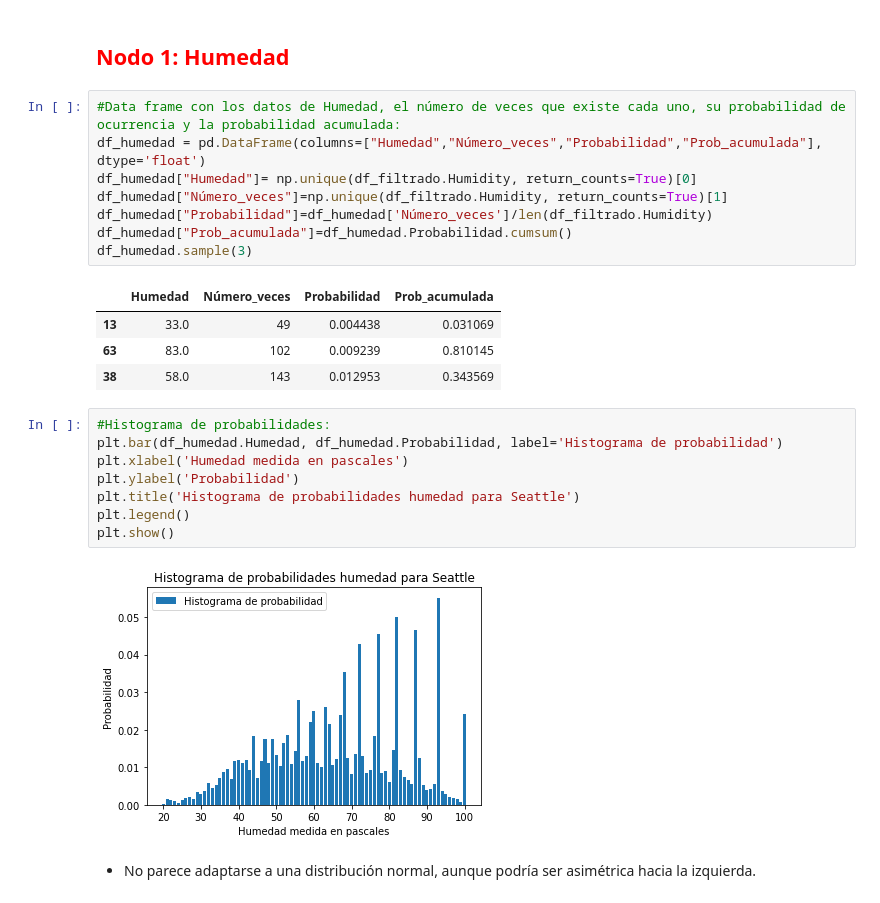
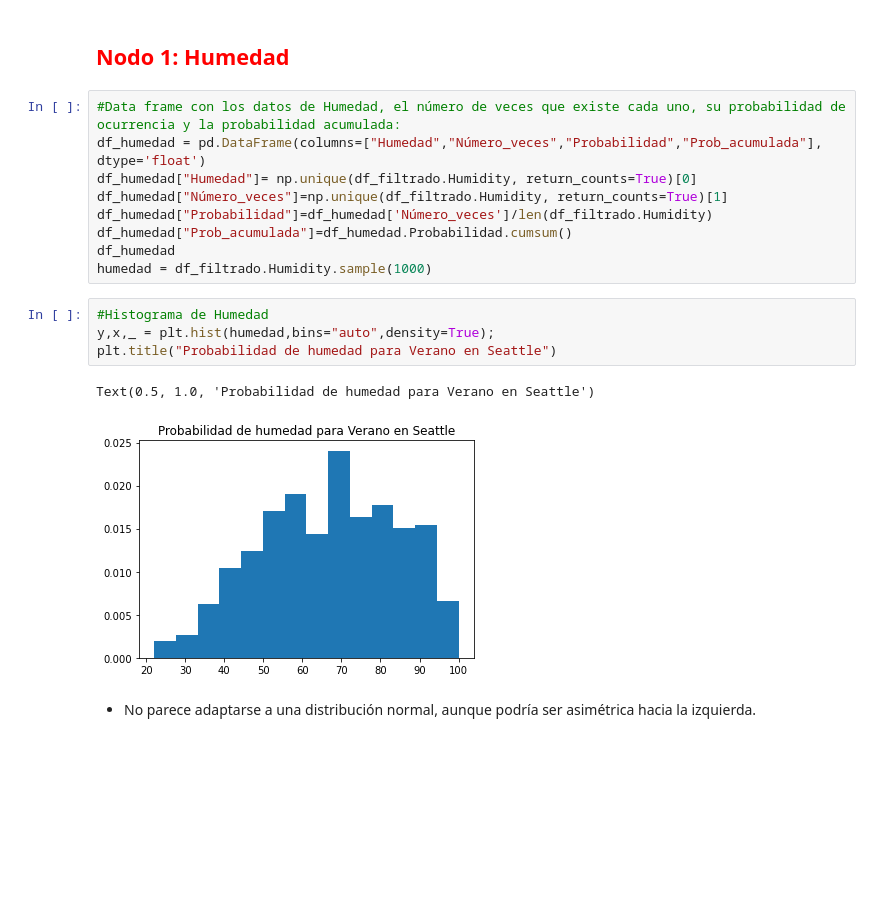
Before and after one commit to PintorOD1997/ProyectoConjunto_LandaverdeI_PintorD, a Jupyter notebook: ProyectoModulo1_OchoaD_MercadoI.ipynb, the cells around one changed output. Cells and saved outputs as stored; diff of their text form; blank space fills up the shorter version.

```diff
--- a/ProyectoModulo1_OchoaD_MercadoI.ipynb
+++ b/ProyectoModulo1_OchoaD_MercadoI.ipynb
@@ -674,22 +697,15 @@ df_humedad["Humedad"]= np.unique(df_filtrado.Humidity, return_counts=True)[0]
 df_humedad["Número_veces"]=np.unique(df_filtrado.Humidity, return_counts=True)[1]
 df_humedad["Probabilidad"]=df_humedad['Número_veces']/len(df_filtrado.Humidity)
 df_humedad["Prob_acumulada"]=df_humedad.Probabilidad.cumsum()
-df_humedad.sample(3)
+df_humedad
+humedad = df_filtrado.Humidity.sample(1000)
-# %% [output]
-|  | Humedad | Número_veces | Probabilidad | Prob_acumulada |
-| 13 | 33.0 | 49 | 0.004438 | 0.031069 |
-| 63 | 83.0 | 102 | 0.009239 | 0.810145 |
-| 38 | 58.0 | 143 | 0.012953 | 0.343569 |
-# %%
-#Histograma de probabilidades:
-plt.bar(df_humedad.Humedad, df_humedad.Probabilidad, label='Histograma de probabilidad')
-plt.xlabel('Humedad medida en pascales')
-plt.ylabel('Probabilidad')
-plt.title('Histograma de probabilidades humedad para Seattle')
-plt.legend()
-plt.show()
-# %% [output]
-[figure, removed]
+# %%
+#Histograma de Humedad
+y,x,_ = plt.hist(humedad,bins="auto",density=True);
+plt.title("Probabilidad de humedad para Verano en Seattle")
+# %% [output]
+Text(0.5, 1.0, 'Probabilidad de humedad para Verano en Seattle')
+[figure, added]
 # %% [markdown]
 - No parece adaptarse a una distribución normal, aunque podría ser asimétrica hacia la izquierda.
 # %% [markdown]
```
Also changed, not shown: parts of 58 cells of this notebook.
